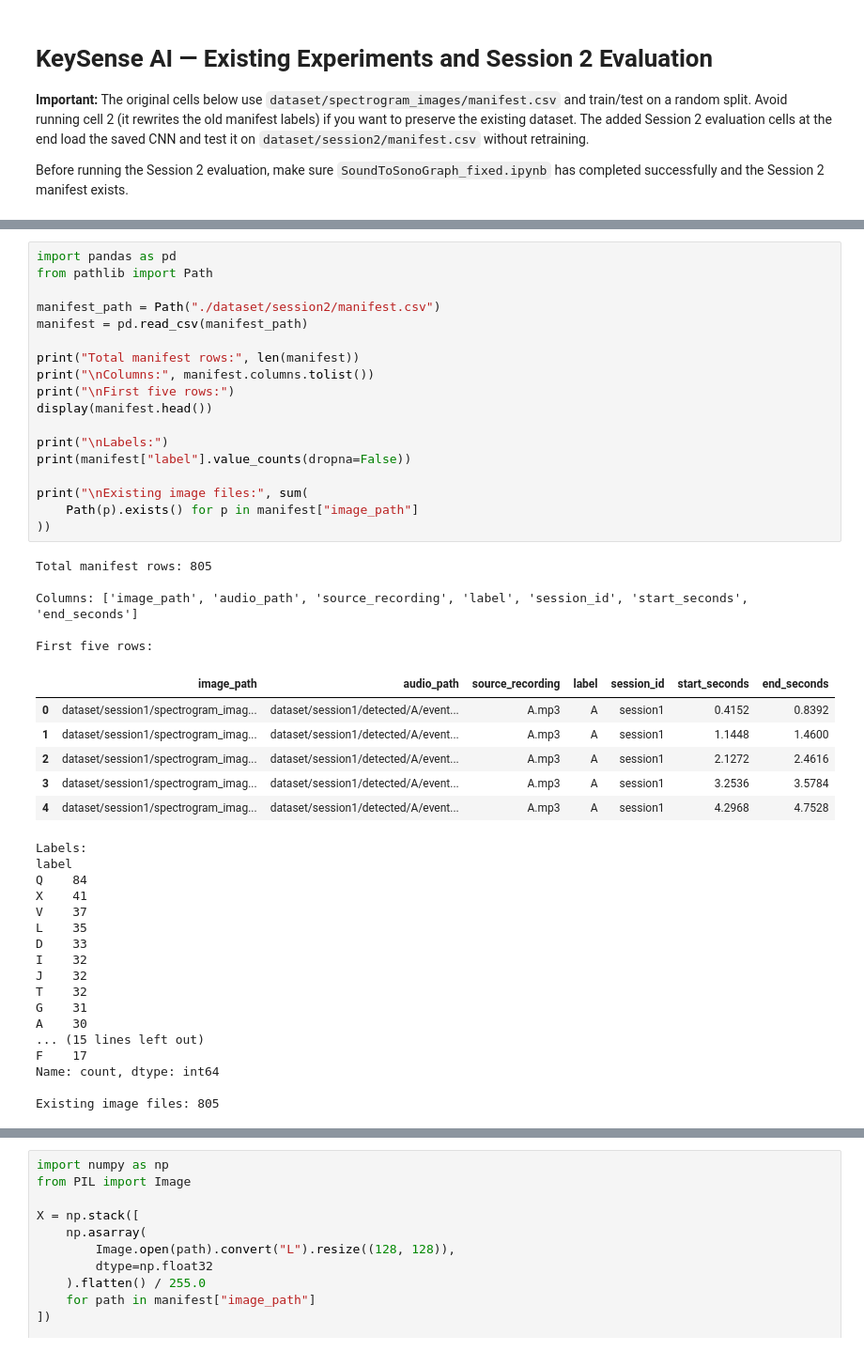
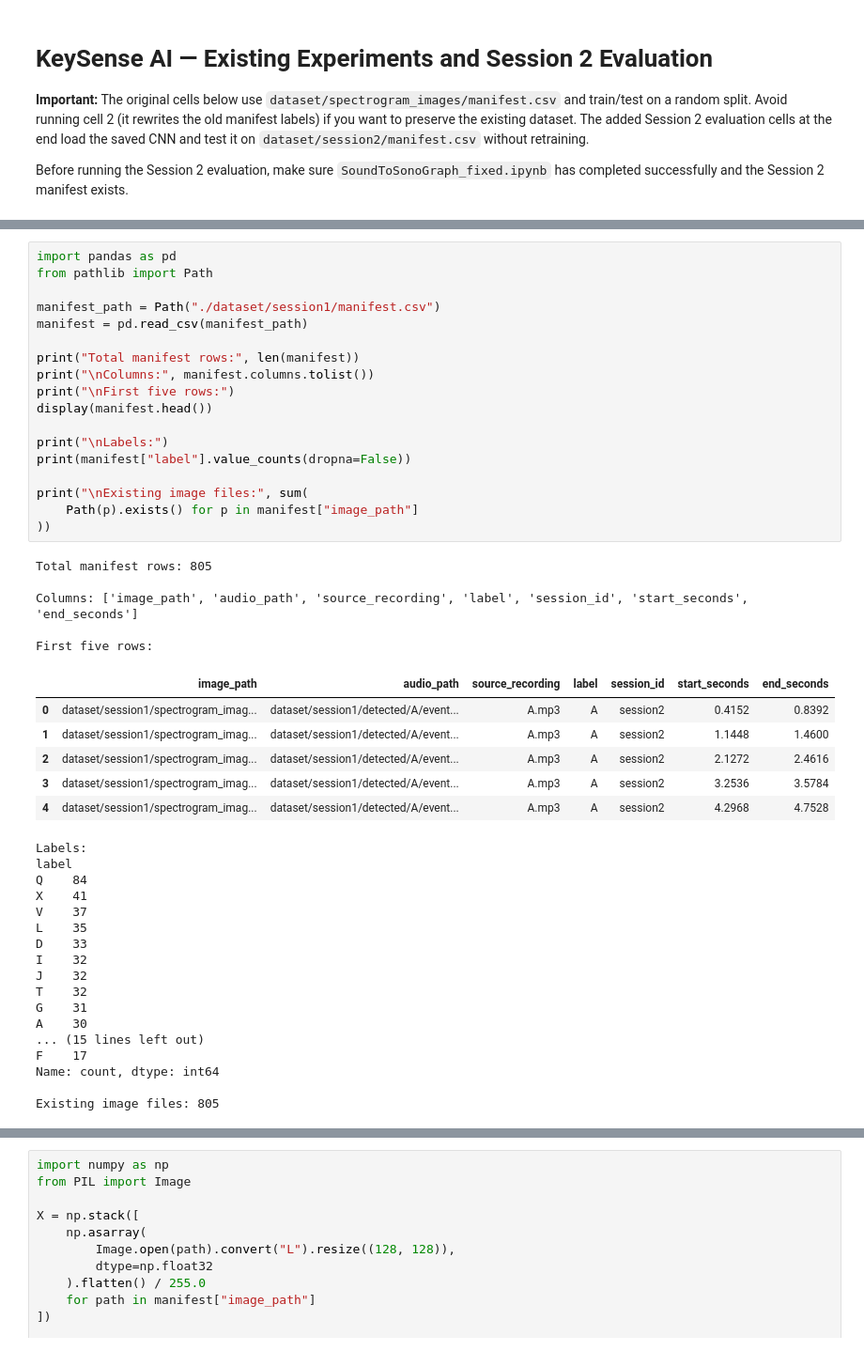
Before and after one commit to sanyampat/KeySense-AI, a Jupyter notebook: Main_session2_evaluation.ipynb, the cells around one changed output, grey strips where cells are left out. Shown at 94% size. Cells and saved outputs as stored; diff of their text form.

```diff
--- a/Main_session2_evaluation.ipynb
+++ b/Main_session2_evaluation.ipynb
@@ -38,33 +38,33 @@ Classes: ['A' 'B' 'C' 'D' 'E' 'F' 'G' 'H' 'I' 'J' 'K' 'L' 'M' 'N' 'O' 'P' 'Q' 'R
 # %%
 import pandas as pd
 from pathlib import Path
 
-manifest_path = Path("./dataset/session2/manifest.csv")
+manifest_path = Path("./dataset/session1/manifest.csv")
 manifest = pd.read_csv(manifest_path)
 
 print("Total manifest rows:", len(manifest))
 print("\nColumns:", manifest.columns.tolist())
 print("\nFirst five rows:")
 display(manifest.head())
 
 print("\nLabels:")
 print(manifest["label"].value_counts(dropna=False))
 
 print("\nExisting image files:", sum(
     Path(p).exists() for p in manifest["image_path"]
 ))
 # %% [output]
 Total manifest rows: 805
 
 Columns: ['image_path', 'audio_path', 'source_recording', 'label', 'session_id', 'start_seconds', 'end_seconds']
 
 First five rows:
 |  | image_path | audio_path | source_recording | label | session_id | start_seconds | end_seconds |
-| 0 | dataset/session1/spectrogram_imag... | dataset/session1/detected/A/event... | A.mp3 | A | session1 | 0.4152 | 0.8392 |
-| 1 | dataset/session1/spectrogram_imag... | dataset/session1/detected/A/event... | A.mp3 | A | session1 | 1.1448 | 1.4600 |
-| 2 | dataset/session1/spectrogram_imag... | dataset/session1/detected/A/event... | A.mp3 | A | session1 | 2.1272 | 2.4616 |
-| 3 | dataset/session1/spectrogram_imag... | dataset/session1/detected/A/event... | A.mp3 | A | session1 | 3.2536 | 3.5784 |
-| 4 | dataset/session1/spectrogram_imag... | dataset/session1/detected/A/event... | A.mp3 | A | session1 | 4.2968 | 4.7528 |
+| 0 | dataset/session1/spectrogram_imag... | dataset/session1/detected/A/event... | A.mp3 | A | session2 | 0.4152 | 0.8392 |
+| 1 | dataset/session1/spectrogram_imag... | dataset/session1/detected/A/event... | A.mp3 | A | session2 | 1.1448 | 1.4600 |
+| 2 | dataset/session1/spectrogram_imag... | dataset/session1/detected/A/event... | A.mp3 | A | session2 | 2.1272 | 2.4616 |
+| 3 | dataset/session1/spectrogram_imag... | dataset/session1/detected/A/event... | A.mp3 | A | session2 | 3.2536 | 3.5784 |
+| 4 | dataset/session1/spectrogram_imag... | dataset/session1/detected/A/event... | A.mp3 | A | session2 | 4.2968 | 4.7528 |
 Labels:
 label
 Q    84
```
Also changed, not shown: parts of 15 cells of this notebook, 1 other file.
